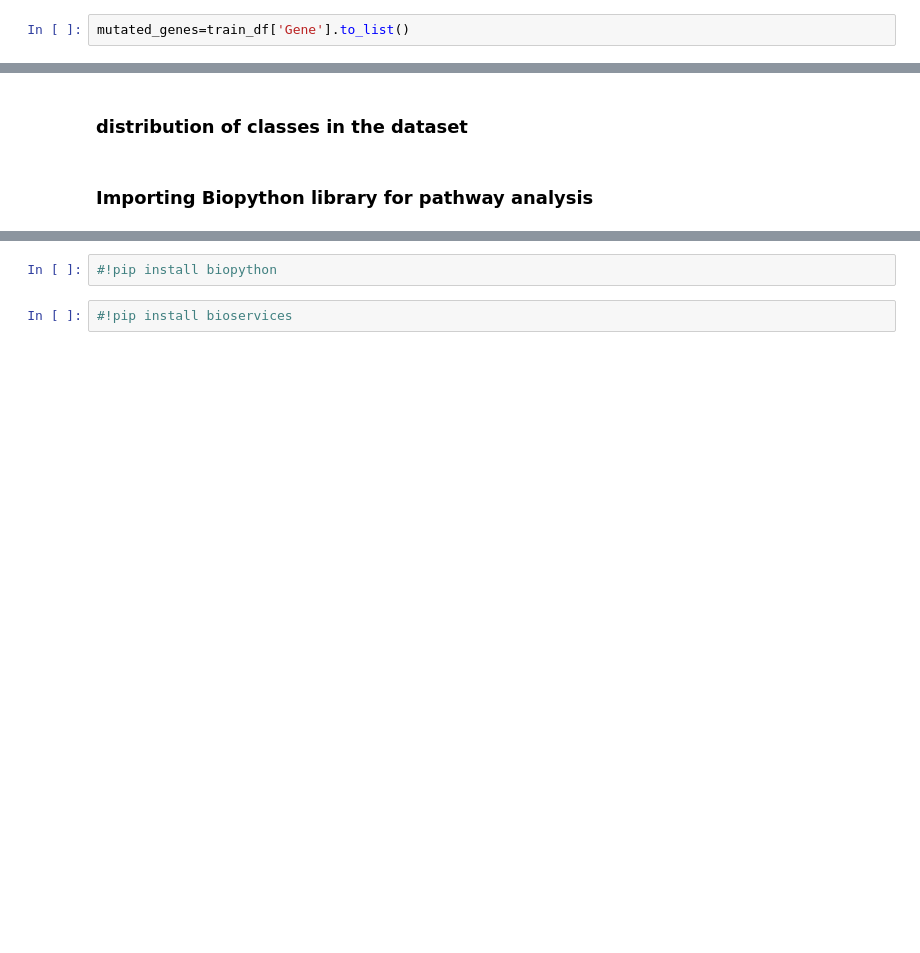
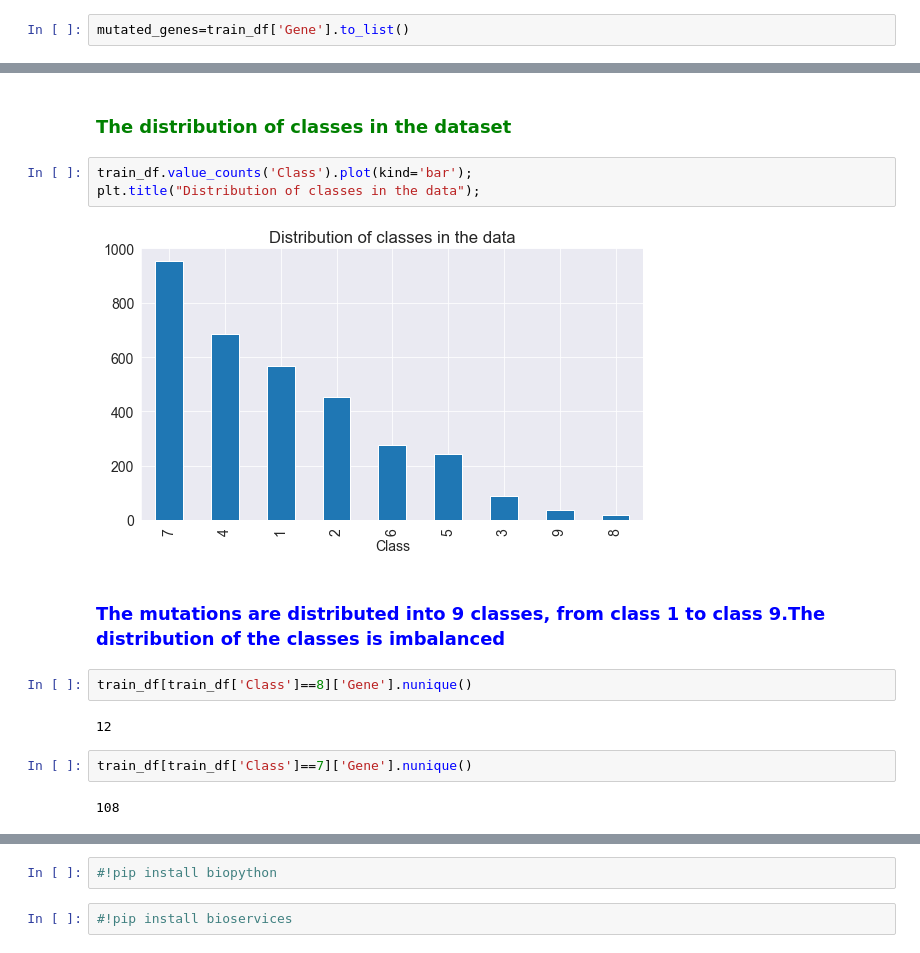
Before and after one commit to me-nobody/jovian-ml-project, a Jupyter notebook: jovian-ml-project-030122.ipynb, the cells around one changed output, grey strips where cells are left out. Saved outputs shown, nothing was run; the diff lists cells and outputs as text; blank space fills up the shorter version.

Commit message:
pathway analysis started

```diff
--- a/jovian-ml-project-030122.ipynb
+++ b/jovian-ml-project-030122.ipynb
@@ -184,4 +184,17 @@ mutated_genes=train_df['Gene'].to_list()
 # %% [markdown]
-### distribution of classes in the dataset
+### <font color='green'>The distribution of classes in the dataset </font>
-# %% [markdown]
-### Importing Biopython library for pathway analysis
+# %%
+train_df.value_counts('Class').plot(kind='bar');
+plt.title("Distribution of classes in the data");
+# %% [output]
+[figure, added]
+# %% [markdown]
+### <font color='blue'>The mutations are distributed into 9 classes, from class 1 to class 9.The distribution of the classes is imbalanced </font>
+# %%
+train_df[train_df['Class']==8]['Gene'].nunique()
+# %% [output]
+12
+# %%
+train_df[train_df['Class']==7]['Gene'].nunique()
+# %% [output]
+108
```
Also changed, not shown: parts of 119 cells of this notebook.
